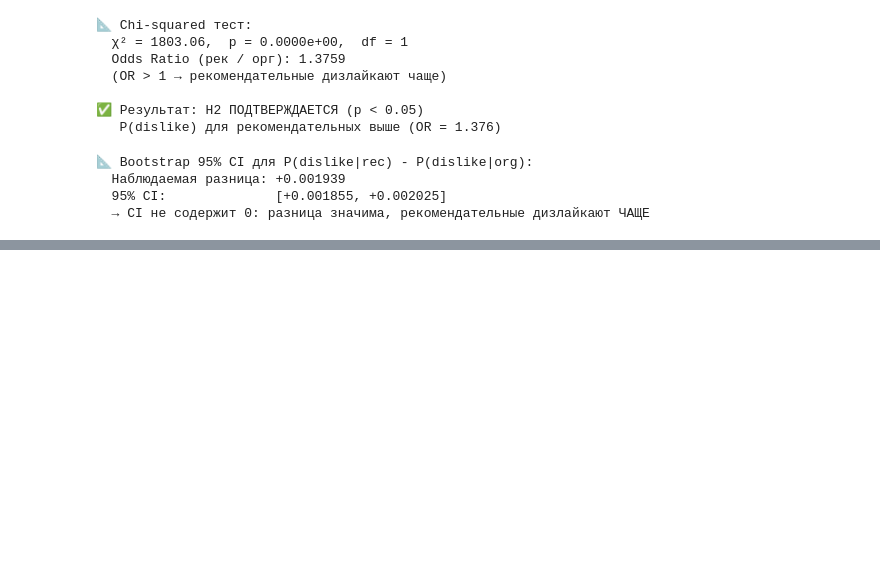
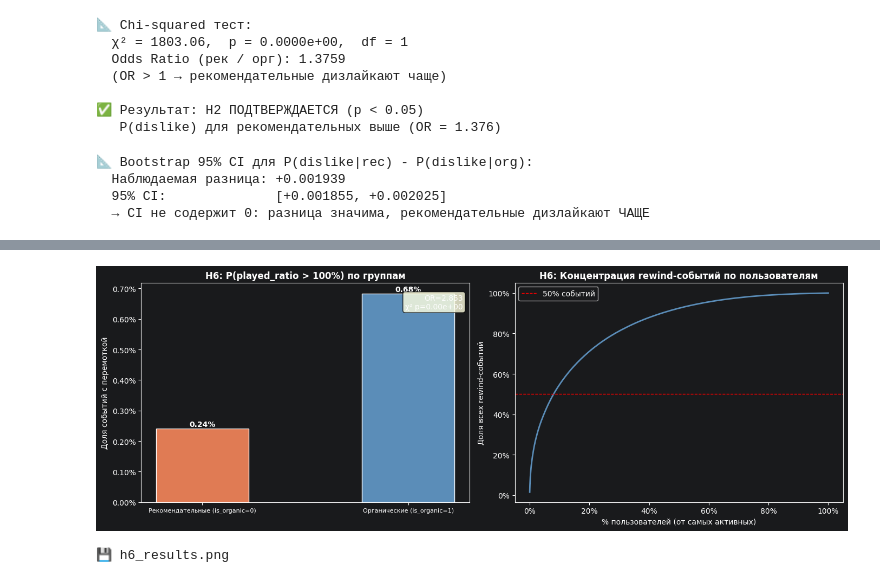
Before and after one commit to ericsupersonic/yndx-bigdata, a Jupyter notebook: yndx-bigdata.ipynb, the cells around one changed output, grey strips where cells are left out. Saved outputs shown, nothing was run; the diff lists cells and outputs as text; code cells hidden in the pictures; blank space fills up the shorter version.

```diff
--- a/yndx-bigdata.ipynb
+++ b/yndx-bigdata.ipynb
@@ -632,0 +1140,34 @@ print('График сохранён: h2_results.png')
+# %%
+fig, axes = plt.subplots(1, 2, figsize=(14, 5))
+
+# График 1: P(rewind) по группам
+bars = axes[0].bar([ORGANIC_LABELS[k] for k in h6_rates.index], h6_rates.values,
+                   color=[COLORS[k] for k in h6_rates.index], width=0.45, edgecolor='white')
+axes[0].set_title('H6: P(played_ratio > 100%) по группам', fontweight='bold')
+axes[0].set_ylabel('Доля событий с перемоткой')
+axes[0].yaxis.set_major_formatter(mtick.PercentFormatter(1.0))
+axes[0].tick_params(axis='x', labelsize=8)
+for bar, val in zip(bars, h6_rates.values):
+    axes[0].text(bar.get_x()+bar.get_width()/2, bar.get_height()+max(h6_rates)*0.01,
+                 f'{val*100:.2f}%', ha='center', fontweight='bold')
+axes[0].text(0.98, 0.95, f'OR={or_h6:.3f}\nχ² p={p_h6:.2e}',
+             transform=axes[0].transAxes, ha='right', va='top',
+             bbox=dict(boxstyle='round', facecolor='lightyellow', alpha=0.8))
+
+# График 2: CDF числа rewind-событий по пользователям
+sorted_vals = np.sort(rewind_per_user.values)[::-1]
+cumsum = np.cumsum(sorted_vals) / sorted_vals.sum()
+axes[1].plot(np.linspace(0, 100, len(cumsum)), cumsum, color='#5B8DB8', linewidth=2)
+axes[1].axhline(0.5, color='red', linestyle='--', linewidth=1, label='50% событий')
+axes[1].set_title('H6: Концентрация rewind-событий по пользователям', fontweight='bold')
+axes[1].set_xlabel('% пользователей (от самых активных)')
+axes[1].set_ylabel('Доля всех rewind-событий')
+axes[1].yaxis.set_major_formatter(mtick.PercentFormatter(1.0))
+axes[1].xaxis.set_major_formatter(mtick.PercentFormatter(100))
+axes[1].legend()
+
+plt.tight_layout(); plt.savefig('h6_results.png', bbox_inches='tight'); plt.show()
+print('💾 h6_results.png')
+# %% [output]
+[figure, added]
+💾 h6_results.png
```
Also changed, not shown: parts of 59 cells of this notebook, 10 other files.
